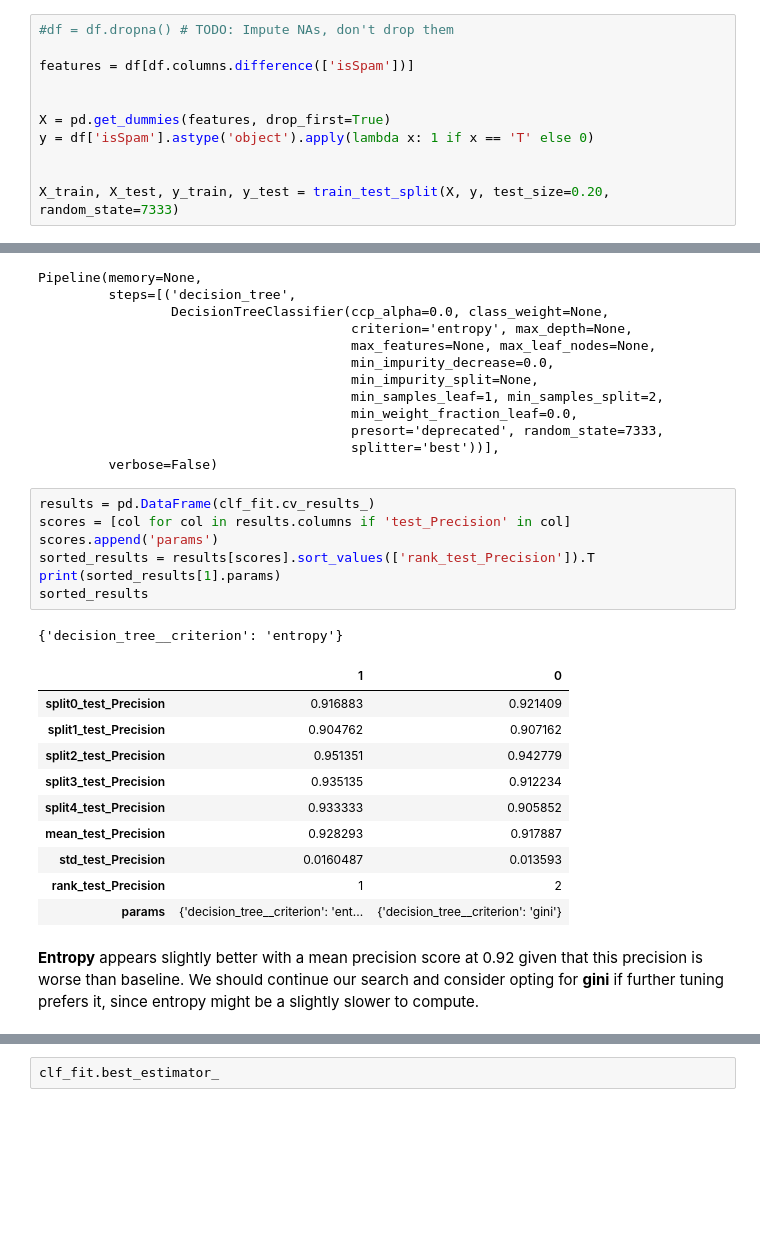
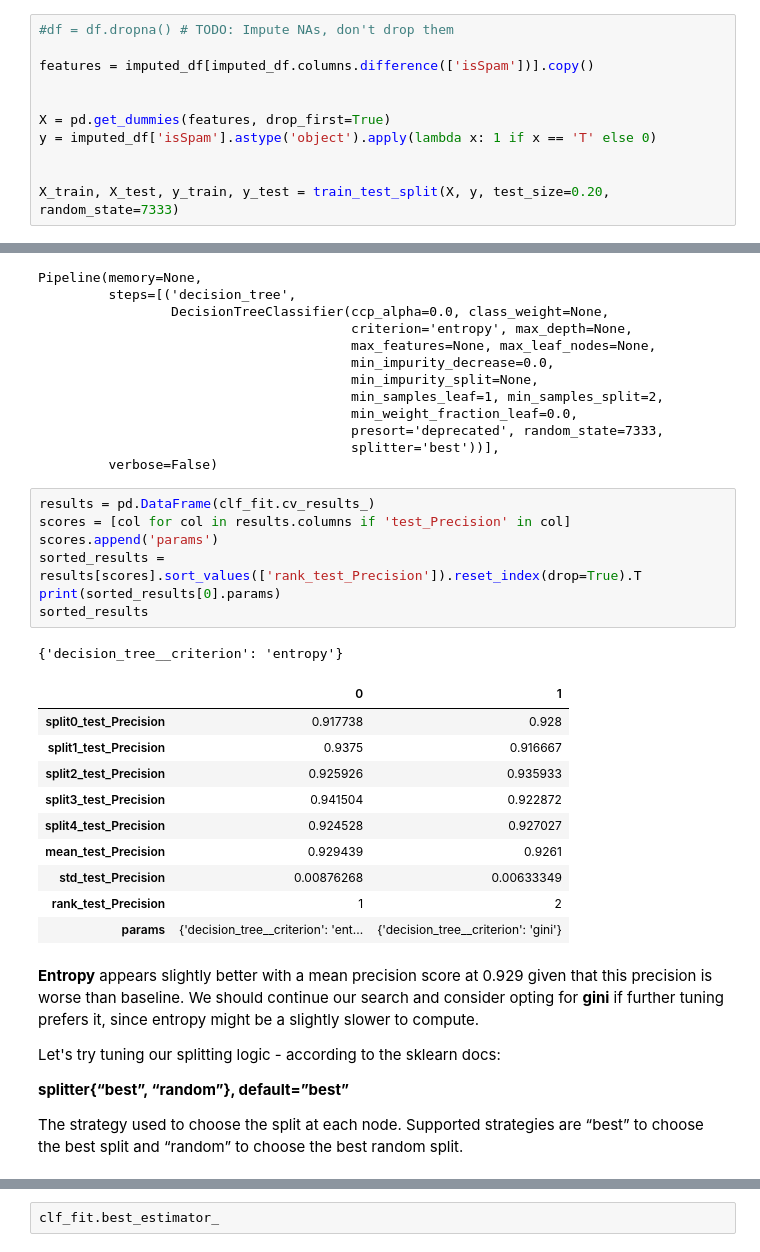
Before and after one commit to sterlingbeason/MSDS-7333-QTW, a Jupyter notebook: Case_Study_3/notebook_final_ER.ipynb, the cells around one changed output, grey strips where cells are left out. Saved outputs shown, nothing was run; the diff lists cells and outputs as text; blank space fills up the shorter version.

```diff
--- a/Case_Study_3/notebook_final_ER.ipynb
+++ b/Case_Study_3/notebook_final_ER.ipynb
@@ -411,11 +411,11 @@ For our **GridSearchCV**, we will perform a 5 fold **StratifiedShuffleSplit** fo
 # %%
 #df = df.dropna() # TODO: Impute NAs, don't drop them
 
-features = df[df.columns.difference(['isSpam'])]
+features = imputed_df[imputed_df.columns.difference(['isSpam'])].copy()
 
 
 X = pd.get_dummies(features, drop_first=True)
-y = df['isSpam'].astype('object').apply(lambda x: 1 if x == 'T' else 0)
+y = imputed_df['isSpam'].astype('object').apply(lambda x: 1 if x == 'T' else 0)
 
 
 X_train, X_test, y_train, y_test = train_test_split(X, y, test_size=0.20, random_state=7333)
@@ -526,24 +597,30 @@ Pipeline(memory=None,
 # %%
 results = pd.DataFrame(clf_fit.cv_results_)
 scores = [col for col in results.columns if 'test_Precision' in col]
 scores.append('params')
-sorted_results = results[scores].sort_values(['rank_test_Precision']).T
-print(sorted_results[1].params)
+sorted_results = results[scores].sort_values(['rank_test_Precision']).reset_index(drop=True).T
+print(sorted_results[0].params)
 sorted_results
 # %% [output]
 {'decision_tree__criterion': 'entropy'}
-|  | 1 | 0 |
-| split0_test_Precision | 0.916883 | 0.921409 |
-| split1_test_Precision | 0.904762 | 0.907162 |
-| split2_test_Precision | 0.951351 | 0.942779 |
-| split3_test_Precision | 0.935135 | 0.912234 |
-| split4_test_Precision | 0.933333 | 0.905852 |
-| mean_test_Precision | 0.928293 | 0.917887 |
-| std_test_Precision | 0.0160487 | 0.013593 |
+|  | 0 | 1 |
+| split0_test_Precision | 0.917738 | 0.928 |
+| split1_test_Precision | 0.9375 | 0.916667 |
+| split2_test_Precision | 0.925926 | 0.935933 |
+| split3_test_Precision | 0.941504 | 0.922872 |
+| split4_test_Precision | 0.924528 | 0.927027 |
+| mean_test_Precision | 0.929439 | 0.9261 |
+| std_test_Precision | 0.00876268 | 0.00633349 |
 | rank_test_Precision | 1 | 2 |
 | params | {'decision_tree__criterion': 'ent... | {'decision_tree__criterion': 'gini'} |
 # %% [markdown]
-**Entropy** appears slightly better with a mean precision score at 0.92 given that this precision is worse than baseline. We should continue our search and consider opting for **gini** if further tuning prefers it, since entropy might be a slightly slower to compute.
+**Entropy** appears slightly better with a mean precision score at 0.929 given that this precision is worse than baseline. We should continue our search and consider opting for **gini** if further tuning prefers it, since entropy might be a slightly slower to compute.
+
+Let's try tuning our splitting logic - according to the sklearn docs:
+
+**splitter{“best”, “random”}, default=”best”**
+
+The strategy used to choose the split at each node. Supported strategies are “best” to choose the best split and “random” to choose the best random split.
 # %%
 clf_pipe = GridSearchCV(pipe
                    , cv=cv
```
Also changed, not shown: parts of 54 cells of this notebook.
